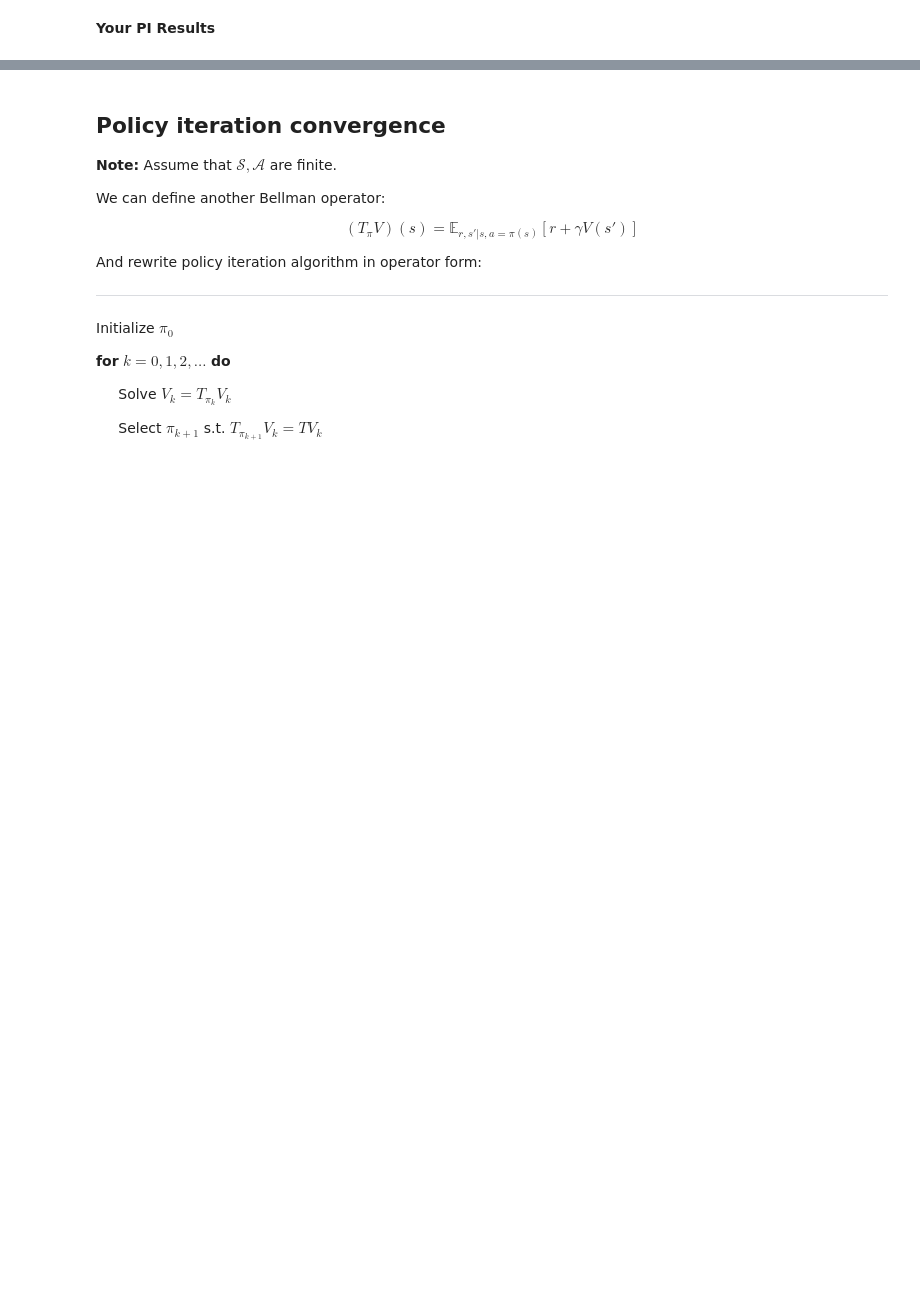
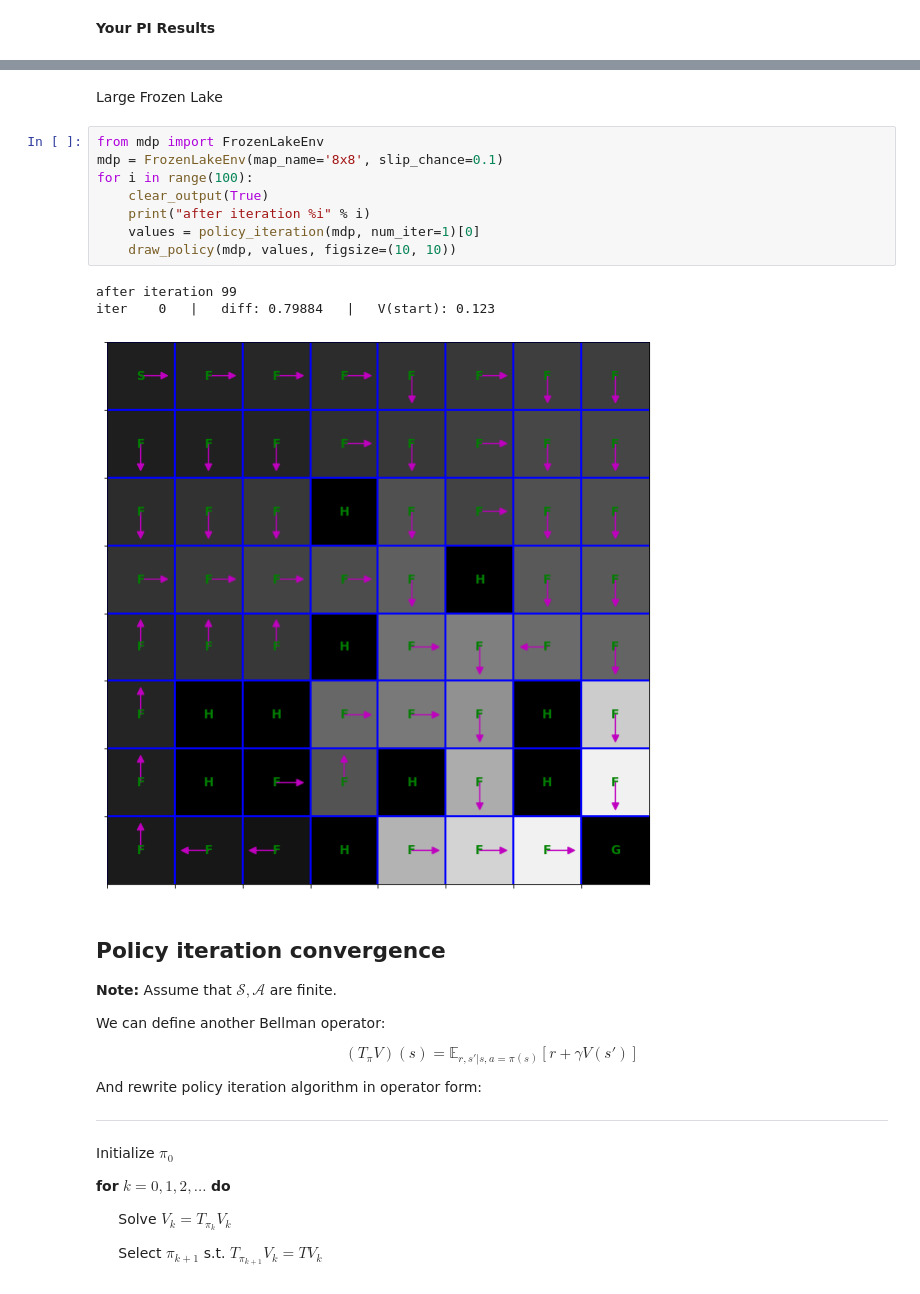
Before and after one commit to Eptyxa/ML, a Jupyter notebook: 2_mdp.ipynb, the cells around one changed output, grey strips where cells are left out. Drawn from its saved outputs; the diff is of its cells as text; blank space fills up the shorter version.

```diff
--- a/2_mdp.ipynb
+++ b/2_mdp.ipynb
@@ -765,3 +853,17 @@ __Your PI Results__
+# %% [markdown]
+Large Frozen Lake
+# %%
+from mdp import FrozenLakeEnv
+mdp = FrozenLakeEnv(map_name='8x8', slip_chance=0.1)
+for i in range(100):
+    clear_output(True)
+    print("after iteration %i" % i)
+    values = policy_iteration(mdp, num_iter=1)[0]
+    draw_policy(mdp, values, figsize=(10, 10))
+# %% [output]
+after iteration 99
+iter    0   |   diff: 0.79884   |   V(start): 0.123
+[figure, added]
 # %% [markdown]
 ## Policy iteration convergence
 
```
Also changed, not shown: parts of 20 cells of this notebook.
